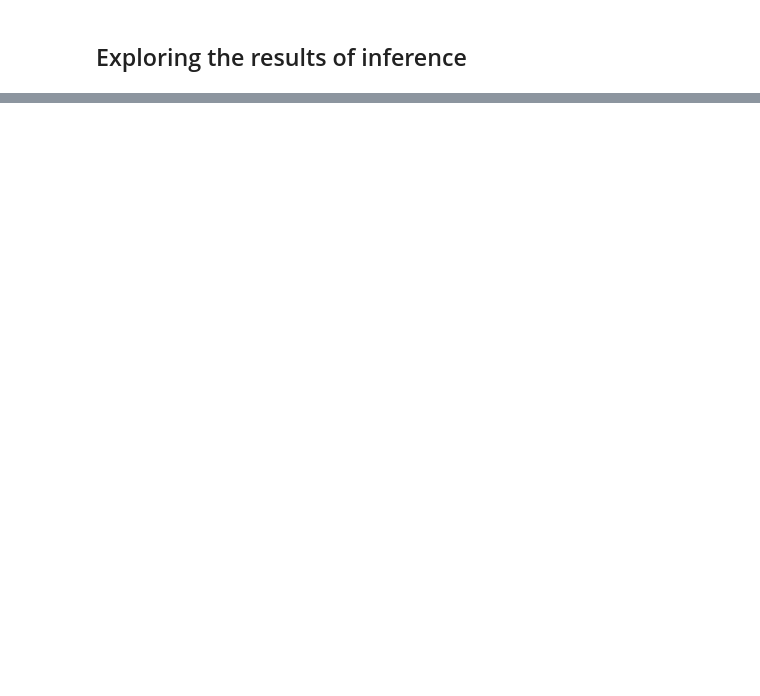
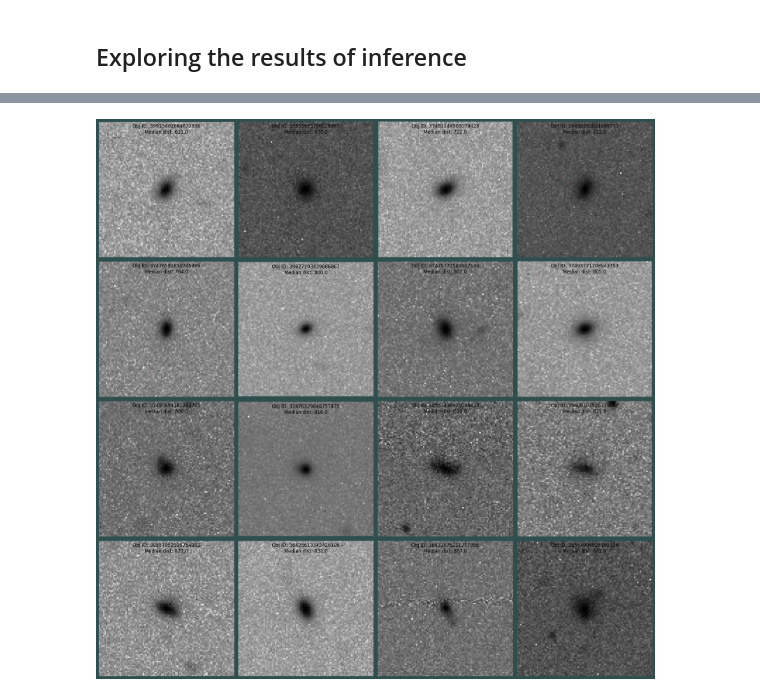
Before and after one commit to lincc-frameworks/fibad, a Jupyter notebook: docs/pre_executed/mpr_demo.ipynb, the cells around one changed output, grey strips where cells are left out. Drawn from its saved outputs; the diff is of its cells as text; code cells hidden in the pictures; blank space fills up the shorter version.

```diff
--- a/docs/pre_executed/mpr_demo.ipynb
+++ b/docs/pre_executed/mpr_demo.ipynb
@@ -344,10 +352,4 @@ The lists will be sorted by increasing median distance to nearest neighbors.
 # %%
-from mpr_demo_plotting import objects_in_range
-
-anom_objects = objects_in_range(
-    all_embeddings,
-    median_dist_all_nn,
-    data_directory=f.config["general"]["data_dir"],
-    min_thresh=18_000,
-    max_thresh=30_000,
+sorted_object = sort_objects_by_median_distance(
+    all_embeddings, median_dist_all_nn, data_directory=f.config["general"]["data_dir"]
 )
@@ -373,0 +361,4 @@ plot_grid(anom_objects)
+# %%
+plot_grid(sorted_object[:16])
+# %% [output]
+[figure, added]
```
Also changed, not shown: parts of 27 cells of this notebook, 8 other files.
